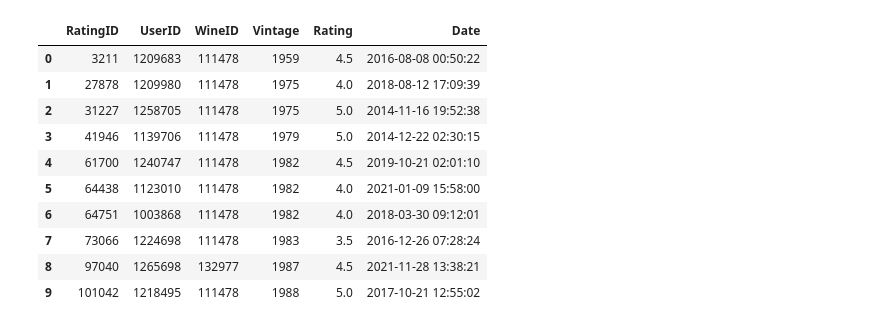
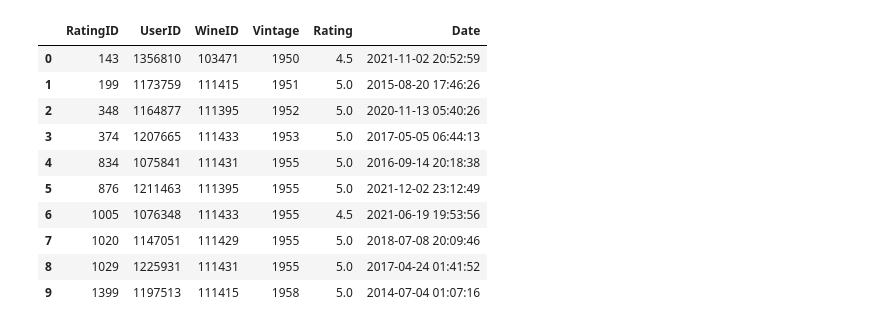
Before and after one commit to irrrrrrrrr/MAISE_RecSys_Group8_Ass, a Jupyter notebook: messingWithDataset.ipynb, the cells around one changed output. Cells and saved outputs as stored; diff of their text form; code cells hidden in the pictures.

```diff
--- a/messingWithDataset.ipynb
+++ b/messingWithDataset.ipynb
@@ -1,20 +1,20 @@
 # %%
 import pandas as pd
 # %%
-ratings_df = pd.read_csv("Dataset\last\XWines_Test_1K_ratings.csv")
+ratings_df = pd.read_csv("Dataset\last\XWines_Slim_150K_ratings.csv")
 display(ratings_df.head(10))
 # %% [output]
 |  | RatingID | UserID | WineID | Vintage | Rating | Date |
-| 0 | 3211 | 1209683 | 111478 | 1959 | 4.5 | 2016-08-08 00:50:22 |
-| 1 | 27878 | 1209980 | 111478 | 1975 | 4.0 | 2018-08-12 17:09:39 |
-| 2 | 31227 | 1258705 | 111478 | 1975 | 5.0 | 2014-11-16 19:52:38 |
-| 3 | 41946 | 1139706 | 111478 | 1979 | 5.0 | 2014-12-22 02:30:15 |
-| 4 | 61700 | 1240747 | 111478 | 1982 | 4.5 | 2019-10-21 02:01:10 |
-| 5 | 64438 | 1123010 | 111478 | 1982 | 4.0 | 2021-01-09 15:58:00 |
-| 6 | 64751 | 1003868 | 111478 | 1982 | 4.0 | 2018-03-30 09:12:01 |
-| 7 | 73066 | 1224698 | 111478 | 1983 | 3.5 | 2016-12-26 07:28:24 |
-| 8 | 97040 | 1265698 | 132977 | 1987 | 4.5 | 2021-11-28 13:38:21 |
-| 9 | 101042 | 1218495 | 111478 | 1988 | 5.0 | 2017-10-21 12:55:02 |
+| 0 | 143 | 1356810 | 103471 | 1950 | 4.5 | 2021-11-02 20:52:59 |
+| 1 | 199 | 1173759 | 111415 | 1951 | 5.0 | 2015-08-20 17:46:26 |
+| 2 | 348 | 1164877 | 111395 | 1952 | 5.0 | 2020-11-13 05:40:26 |
+| 3 | 374 | 1207665 | 111433 | 1953 | 5.0 | 2017-05-05 06:44:13 |
+| 4 | 834 | 1075841 | 111431 | 1955 | 5.0 | 2016-09-14 20:18:38 |
+| 5 | 876 | 1211463 | 111395 | 1955 | 5.0 | 2021-12-02 23:12:49 |
+| 6 | 1005 | 1076348 | 111433 | 1955 | 4.5 | 2021-06-19 19:53:56 |
+| 7 | 1020 | 1147051 | 111429 | 1955 | 5.0 | 2018-07-08 20:09:46 |
+| 8 | 1029 | 1225931 | 111431 | 1955 | 5.0 | 2017-04-24 01:41:52 |
+| 9 | 1399 | 1197513 | 111415 | 1958 | 5.0 | 2014-07-04 01:07:16 |
 # %%
 wines_df = pd.read_csv("Dataset\last\XWines_Test_100_wines.csv", index_col="WineID")
 display(wines_df.head(3))
```
Also changed, not shown: parts of 18 cells of this notebook.
